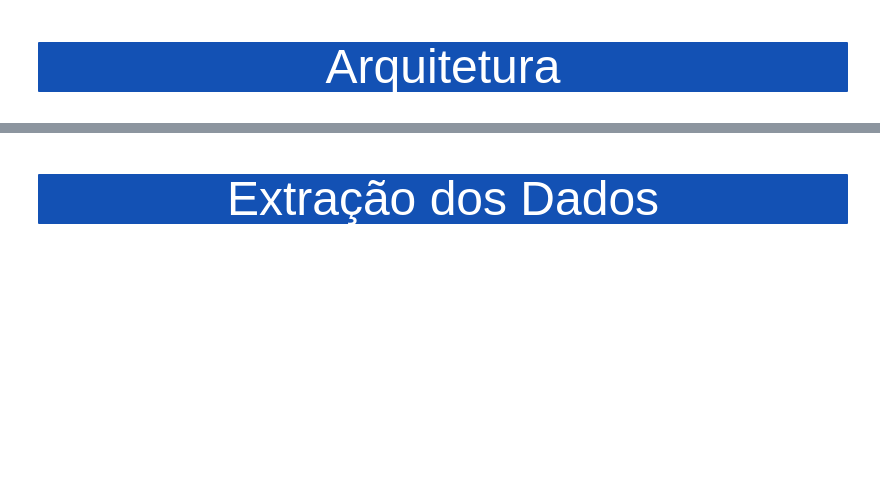
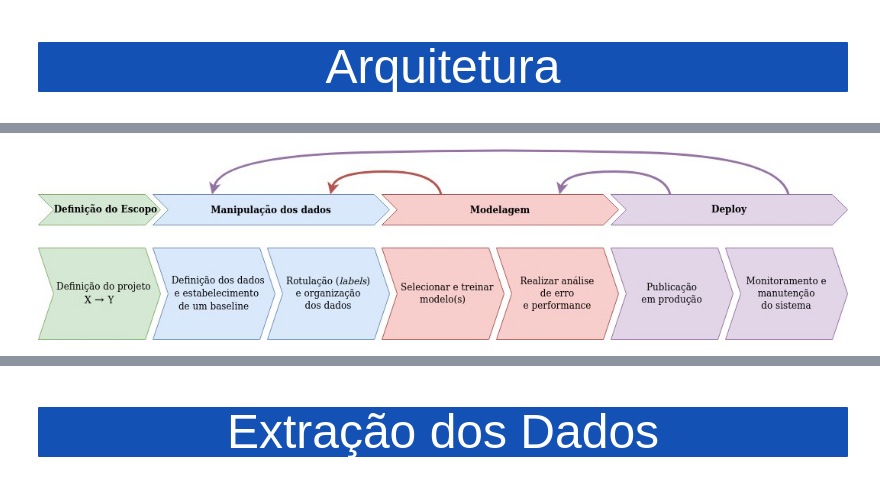
Before and after one commit to ResidenciaTICBrisa/BP-Classificador-de-Propostas, a Jupyter notebook: gitpages/docs/processo_de_desenvolvimento.ipynb, the cells around one changed output, grey strips where cells are left out. Drawn from its saved outputs; the diff is of its cells as text; code cells hidden in the pictures; blank space fills up the shorter version.

Commit message:
Arrumando o Bug das imagens

```diff
--- a/gitpages/docs/processo_de_desenvolvimento.ipynb
+++ b/gitpages/docs/processo_de_desenvolvimento.ipynb
@@ -35,0 +32,5 @@ Também foi definido uma arquitetura, ambos podem ser vistos logo abaixo:
+# %%
+from IPython.display import Image
+Image(filename= 'assets/img/pipeline.jpg')
+# %% [output]
+[figure, added]
```
Also changed, not shown: parts of 4 cells of this notebook, 9 other files.
